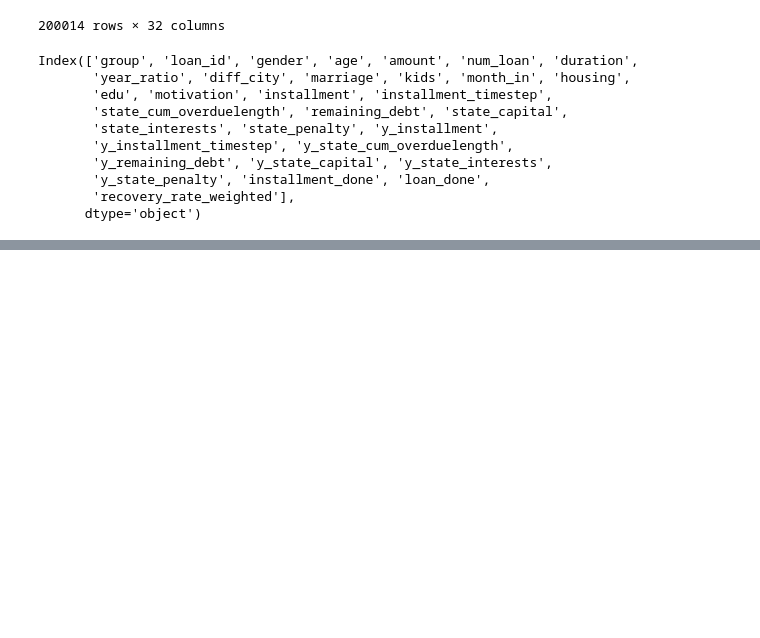
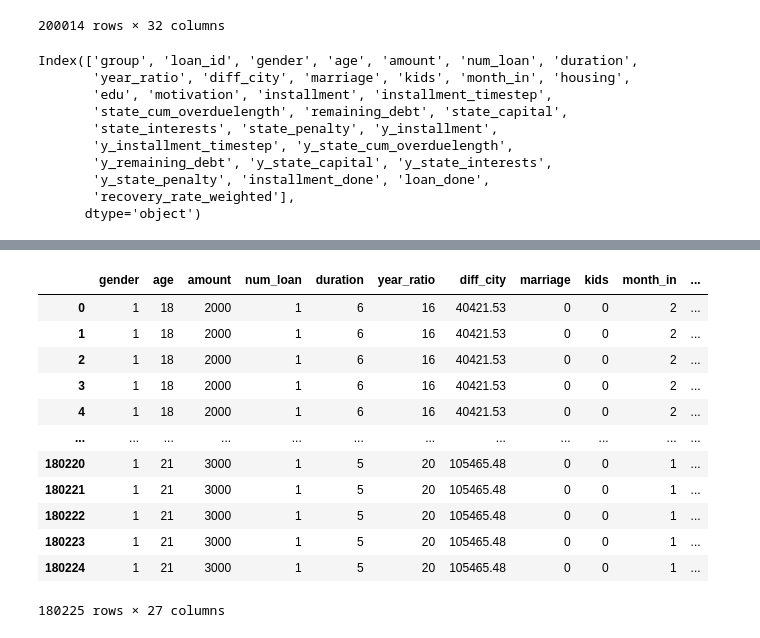
Before and after one commit to QianZeHao123/LoanRL, a Jupyter notebook: 5_note_2025_2_4.ipynb, the cells around one changed output, grey strips where cells are left out. Drawn from its saved outputs; the diff is of its cells as text; code cells hidden in the pictures; blank space fills up the shorter version.

```diff
--- a/5_note_2025_2_4.ipynb
+++ b/5_note_2025_2_4.ipynb
@@ -37,0 +50,52 @@ TypeError: unhashable type: 'Series'
+# %%
+from sklearn.preprocessing import StandardScaler
+
+# the columns that we want to normalize are numeric columns (e.g. 'age', 'amount', 'num_loan', 'duration' etc.)
+numeric_columns = [
+    "gender",
+    "age",
+    "amount",
+    "num_loan",
+    "duration",
+    "year_ratio",
+    "diff_city",
+    "marriage",
+    "kids",
+    "month_in",
+    "housing",
+    "edu",
+    "motivation",
+    "installment",
+    "installment_timestep",
+    "state_cum_overduelength",
+    "remaining_debt",
+    "state_capital",
+    "state_interests",
+    "state_penalty",
+    "y_installment",
+    "y_installment_timestep",
+    "y_state_cum_overduelength",
+    "y_remaining_debt",
+    "y_state_capital",
+    "y_state_interests",
+    "y_state_penalty",
+]
+
+
+scaler = StandardScaler()
+train_no_scaled = simulator_data_train[numeric_columns]
+train_no_scaled
+# %% [output]
+|  | gender | age | amount | num_loan | duration | year_ratio | diff_city | marriage | kids | month_in | ... |
+| 0 | 1 | 18 | 2000 | 1 | 6 | 16 | 40421.53 | 0 | 0 | 2 | ... |
+| 1 | 1 | 18 | 2000 | 1 | 6 | 16 | 40421.53 | 0 | 0 | 2 | ... |
+| 2 | 1 | 18 | 2000 | 1 | 6 | 16 | 40421.53 | 0 | 0 | 2 | ... |
+| 3 | 1 | 18 | 2000 | 1 | 6 | 16 | 40421.53 | 0 | 0 | 2 | ... |
+| 4 | 1 | 18 | 2000 | 1 | 6 | 16 | 40421.53 | 0 | 0 | 2 | ... |
+| ... | ... | ... | ... | ... | ... | ... | ... | ... | ... | ... | ... |
+| 180220 | 1 | 21 | 3000 | 1 | 5 | 20 | 105465.48 | 0 | 0 | 1 | ... |
+| 180221 | 1 | 21 | 3000 | 1 | 5 | 20 | 105465.48 | 0 | 0 | 1 | ... |
+| 180222 | 1 | 21 | 3000 | 1 | 5 | 20 | 105465.48 | 0 | 0 | 1 | ... |
+| 180223 | 1 | 21 | 3000 | 1 | 5 | 20 | 105465.48 | 0 | 0 | 1 | ... |
+| 180224 | 1 | 21 | 3000 | 1 | 5 | 20 | 105465.48 | 0 | 0 | 1 | ... |
+180225 rows × 27 columns
```
Also changed, not shown: parts of 5 cells of this notebook.
